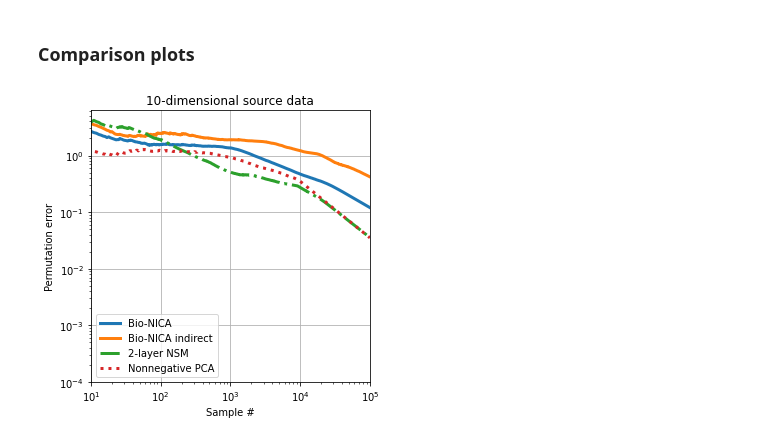
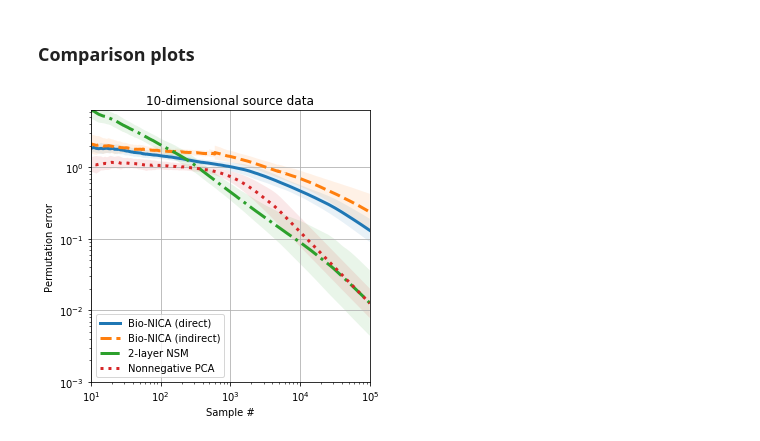
Before and after one commit to flatironinstitute/bio-nica, a Jupyter notebook: demo_synthetic.ipynb, the cells around one changed output. Cells and saved outputs as stored; diff of their text form; code cells hidden in the pictures.

Commit message:
optimizing paraters for bio-nica with interneurons

```diff
--- a/demo_synthetic.ipynb
+++ b/demo_synthetic.ipynb
@@ -23,7 +23,7 @@ samples = S.shape[1]
 # %% [markdown]
 ### Online algorithms
 # %%
-trials = 1 # set the number of trials
+trials = 10 # set the number of trials
 
 bionica_err = np.zeros((trials,samples))
 bionica_indirect_err = np.zeros((trials,samples))
@@ -44,9 +44,11 @@ for i_trial in range(trials):
 
     X_white = U@np.diag(1./np.sqrt(sig))@U.T@X
 
+    n_dim = s_dim
+
     bionica = bio_nica(s_dim, x_dim, dataset)
-    bionica_indirect = bio_nica_indirect(s_dim, x_dim, eta0=0.01, decay=1e-4, tau=0.5)
-    nsm = two_layer_nsm(s_dim, x_dim, dataset, eta0=0.1, decay=0.0000001)
+    bionica_indirect = bio_nica_indirect(s_dim, x_dim, n_dim, eta0=1e-2, decay=1e-3, tau=0.5)
+    nsm = two_layer_nsm(s_dim, x_dim, dataset)
     npca = nonnegative_pca(s_dim, x_dim, dataset)
 
     bionica_Y = np.zeros((s_dim,samples))
@@ -73,6 +75,7 @@ for i_trial in range(trials):
                 if bionica_Y[j,0:i_sample].sum()==0:
                     bionica.flip_weights(j)
                 if bionica_indirect_Y[j,0:i_sample].sum()==0:
+                    print('Flip')
                     bionica_indirect.flip_weights(j)
                 if nsm_Y[j,0:i_sample].sum()==0:
                     nsm.flip_weights(j)
@@ -103,28 +116,29 @@ Final Nonnegative PCA permutation error: 0.03517219763177863
 # %%
 linewidth = 3
 
 t = list(range(samples))
 
 fig = plt.figure(figsize=(5,5))
 
 ax = plt.subplot(1, 1, 1)
 
-add_fill_lines(ax, t, bionica_err, plot_kwargs={'ls': '-', 'lw': linewidth, 'label': 'Bio-NICA'})
-add_fill_lines(ax, t, bionica_indirect_err, plot_kwargs={'ls': '-', 'lw': linewidth, 'label': 'Bio-NICA indirect'})
+add_fill_lines(ax, t, bionica_err, plot_kwargs={'ls': '-', 'lw': linewidth, 'label': 'Bio-NICA (direct)'})
+add_fill_lines(ax, t, bionica_indirect_err, plot_kwargs={'ls': '--', 'lw': linewidth, 'label': 'Bio-NICA (indirect)'})
 add_fill_lines(ax, t, nsm_err, plot_kwargs={'ls': '-.', 'lw': linewidth, 'label': '2-layer NSM'})
 add_fill_lines(ax, t, npca_err, plot_kwargs={'ls': ':', 'lw': linewidth, 'label': 'Nonnegative PCA'})
 
 ax.loglog()
 
 plt.title(f"{s_dim}-dimensional source data")
 plt.grid()
 plt.legend(loc = 'lower left')
 plt.xlabel('Sample #')
 plt.ylabel('Permutation error')
 plt.xlim((10,samples))
 # plt.ylim(bottom=10**-4,)
-plt.ylim(10**-4,10**.8)
+plt.ylim(10**-3,10**.8)
 
+# plt.savefig(f'plots/{dataset}.png', dpi=300, transparent='true', bbox_inches='tight')
 plt.show()
 # %% [output]
-[figure, old version]
+[figure, new version]
```
Also changed, not shown: parts of 1 cell of this notebook, 2 other files.
